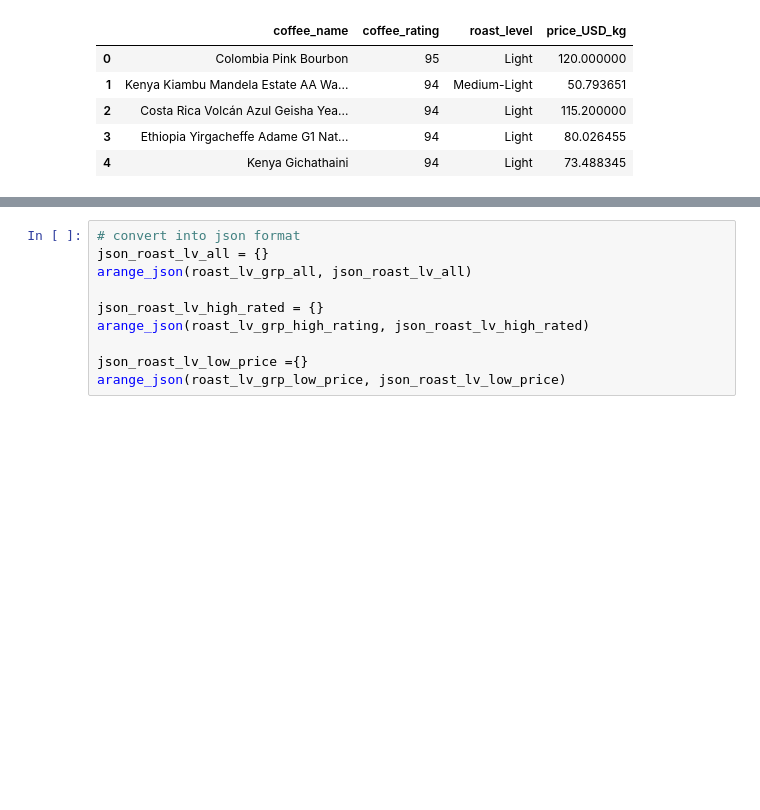
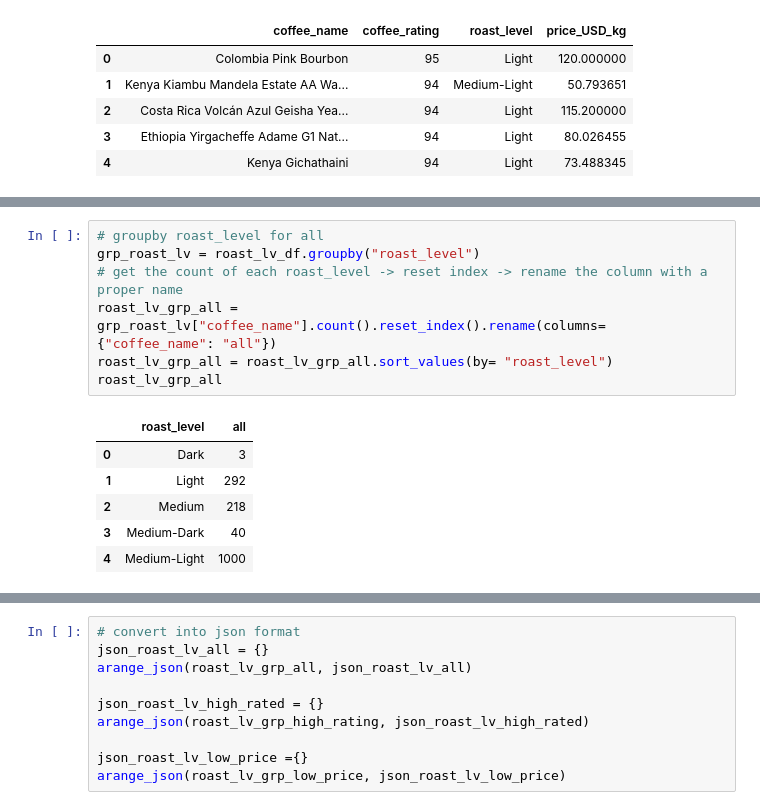
Before and after one commit to wingylui/Coffee_Trading, a Jupyter notebook: Background_data_analysis/top_quality_coffee.ipynb, the cells around one changed output, grey strips where cells are left out. Saved outputs shown, nothing was run; the diff lists cells and outputs as text; blank space fills up the shorter version.

```diff
--- a/Background_data_analysis/top_quality_coffee.ipynb
+++ b/Background_data_analysis/top_quality_coffee.ipynb
@@ -361,0 +339,14 @@ roast_lv_grp_merge.head()
+# %%
+# groupby roast_level for all
+grp_roast_lv = roast_lv_df.groupby("roast_level")
+# get the count of each roast_level -> reset index -> rename the column with a proper name
+roast_lv_grp_all = grp_roast_lv["coffee_name"].count().reset_index().rename(columns= {"coffee_name": "all"})
+roast_lv_grp_all = roast_lv_grp_all.sort_values(by= "roast_level")
+roast_lv_grp_all
+# %% [output]
+|  | roast_level | all |
+| 0 | Dark | 3 |
+| 1 | Light | 292 |
+| 2 | Medium | 218 |
+| 3 | Medium-Dark | 40 |
+| 4 | Medium-Light | 1000 |
```
Also changed, not shown: parts of 6 cells of this notebook, 11 other files.
